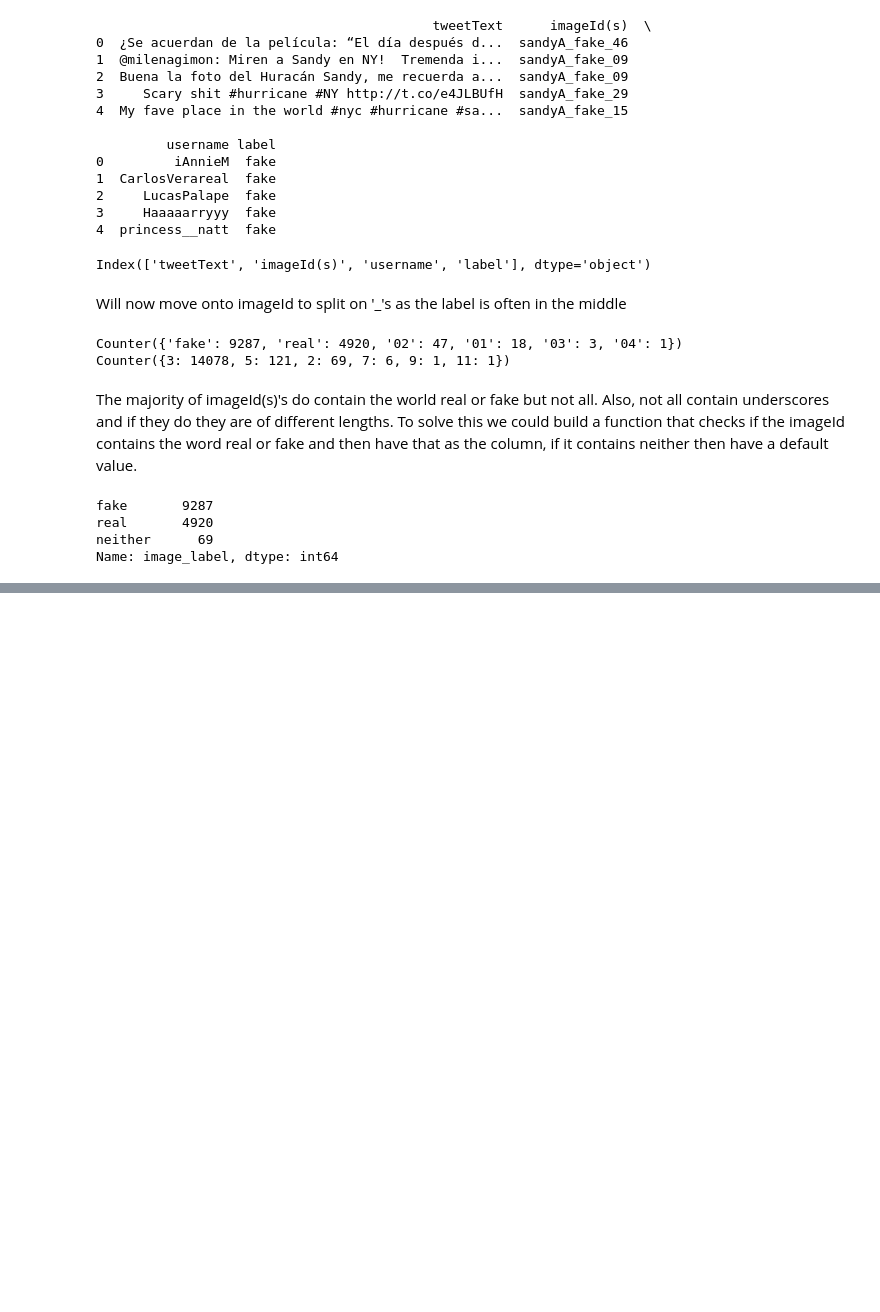
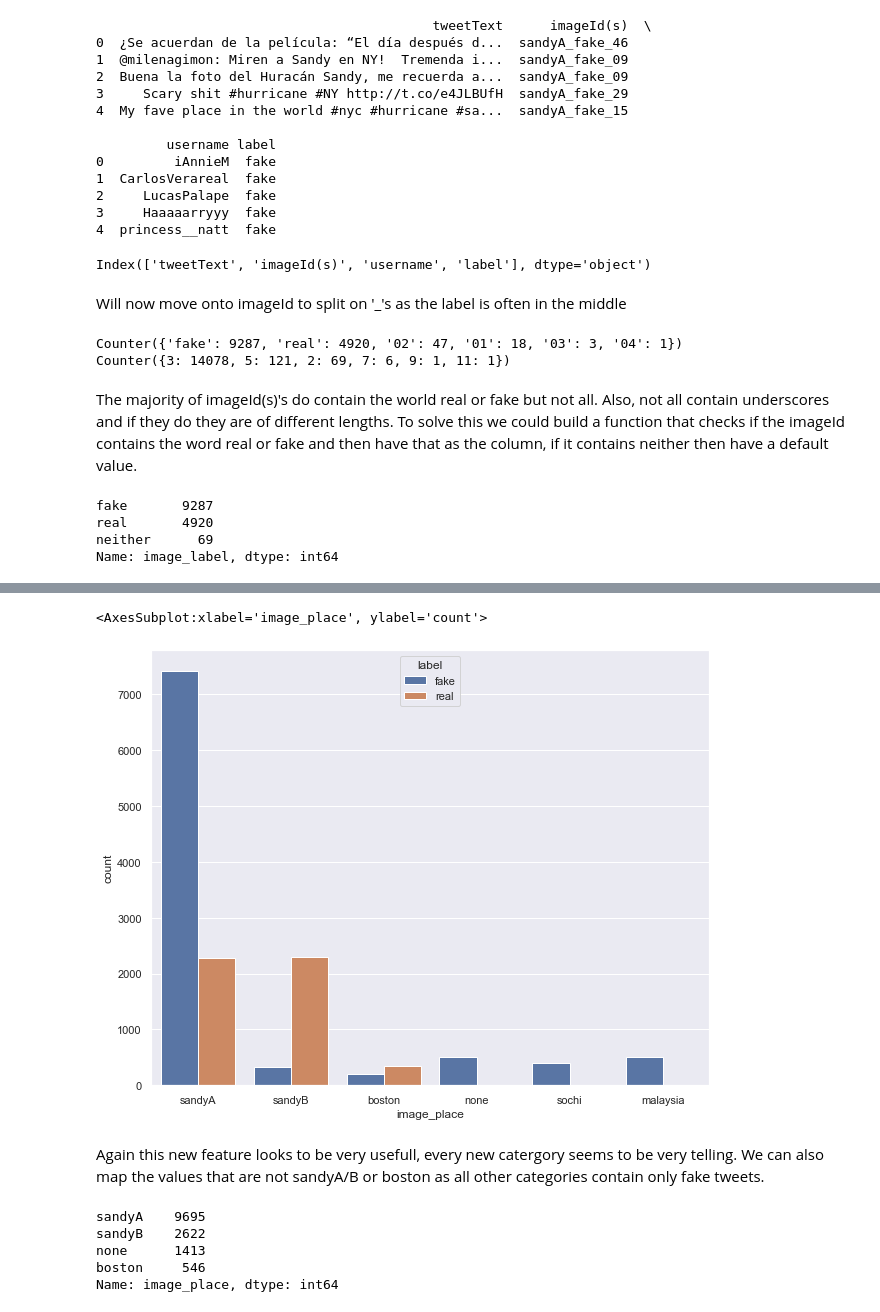
Before and after one commit to wjsavage/tweet-prediction, a Jupyter notebook: tweets.ipynb, the cells around one changed output, grey strips where cells are left out. Saved outputs shown, nothing was run; the diff lists cells and outputs as text; code cells hidden in the pictures; blank space fills up the shorter version.

```diff
--- a/tweets.ipynb
+++ b/tweets.ipynb
@@ -265,0 +295,17 @@ NEXT STAGE - can we generate a column that has more than fake and real
+# %%
+def map_image_place(id: str):
+    if "sandyA" in id:
+        return "sandyA"
+    elif "sandyB" in id:
+        return "sandyB"
+    elif "boston" in id:
+        return "boston"
+    elif "sochi" in id:
+        return "sochi"
+    elif "malaysia" in id:
+        return "malaysia"
+    else:
+        return "none"
+# %%
+data_raw['image_place'] = data_raw['imageId(s)'].apply(lambda row: map_image_place(row))
+print(data_raw['image_place'].value_counts())
@@ -265,0 +320,7 @@ NEXT STAGE - can we generate a column that has more than fake and real
+# %%
+sns.countplot(x="image_place", hue='label', data=data_raw)
+# %% [output]
+<AxesSubplot:xlabel='image_place', ylabel='count'>
+[figure, added]
+# %% [markdown]
+Again this new feature looks to be very usefull, every new catergory seems to be very telling. We can also map the values that are not sandyA/B or boston as all other categories contain only fake tweets.
@@ -265,0 +337,9 @@ NEXT STAGE - can we generate a column that has more than fake and real
+# %%
+data_raw['image_place'] = data_raw['imageId(s)'].apply(lambda row: map_image_place2(row))
+print(data_raw['image_place'].value_counts())
+# %% [output]
+sandyA    9695
+sandyB    2622
+none      1413
+boston     546
+Name: image_place, dtype: int64
```
Also changed, not shown: parts of 8 cells of this notebook.
